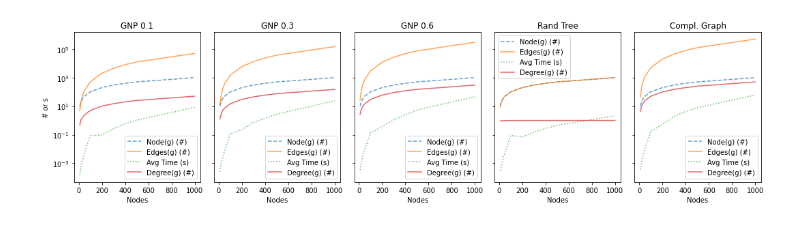
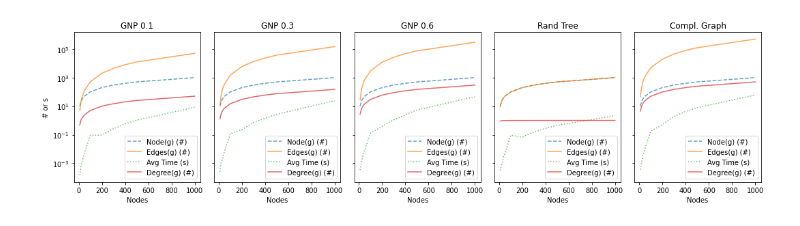
Before and after one commit to Paulpanther/info-flow, a Jupyter notebook: Scaleability.ipynb, the cells around one changed output. Drawn from its saved outputs; the diff is of its cells as text; code cells hidden in the pictures.

```diff
--- a/Scaleability.ipynb
+++ b/Scaleability.ipynb
@@ -65,17 +65,17 @@ for key, callback in experiments.items():
 # %%
 fig, axes = plt.subplots(1, len(experiments), figsize=(15, 4), sharey=True)
 
 for i, key in enumerate(experiments.keys()):
     axes[i].plot(sizes, [r["n"] for r in results[key]], "--", label="Node(g) (#)", alpha=0.7)
     axes[i].plot(sizes, [r["m"] for r in results[key]], label="Edges(g) (#)", alpha=0.7)
     axes[i].plot(sizes, [r["avg time"] for r in results[key]], ":", label="Avg Time (s)", alpha=0.7)
     axes[i].plot(sizes, [r["degree"] for r in results[key]], label="Degree(g) (#)", alpha=0.7)
-    axes[i].legend()
+    axes[i].legend(loc="lower right")
     axes[i].set_title(key)
     axes[i].set_yscale("log")
     axes[i].set_xlabel("Nodes")
 
 axes[0].set_ylabel("# or s")
 fig.tight_layout()
 # %% [output]
-[figure, old version]
+[figure, new version]
```
Also changed, not shown: parts of 2 cells of this notebook, 2 other files.
